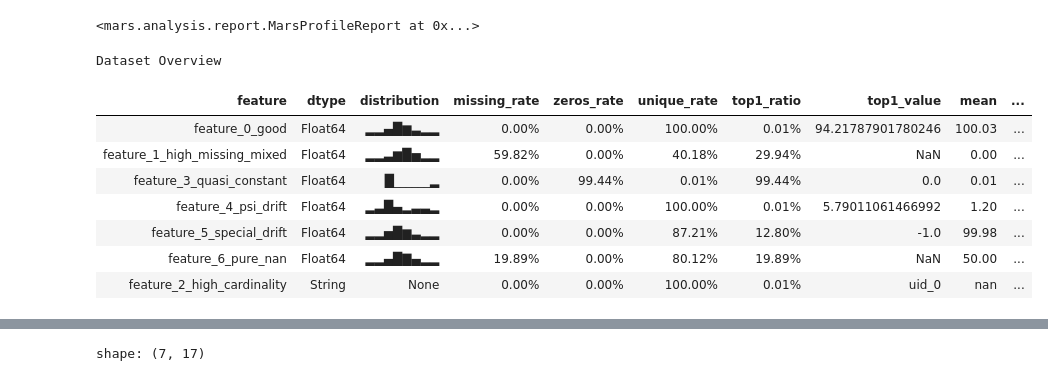
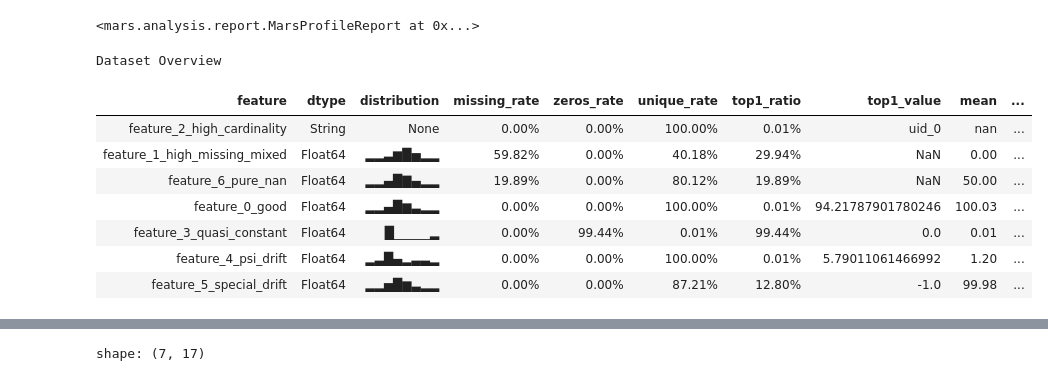
Before and after one commit to nana721/mars-risk, a Jupyter notebook: src/test_profiler_jupyter.ipynb, the cells around one changed output, grey strips where cells are left out. Drawn from its saved outputs; the diff is of its cells as text; code cells hidden in the pictures.

```diff
--- a/src/test_profiler_jupyter.ipynb
+++ b/src/test_profiler_jupyter.ipynb
@@ -141,8 +141,8 @@ def run_verification():
 
     return report
 
-if __name__ == "__main__":
-    report = run_verification()
+
+report = run_verification()
 # %% [output]
 🚀 生成测试数据 (含 NaN 和 -999)...
 数据预览 (feature_1 应该包含 NaN 和 -999):
@@ -166,17 +166,17 @@ report
 # %% [output]
 <mars.analysis.report.MarsProfileReport at 0x...>
 # %%
-report.show_overview()
+report.show_overview(sort_by="missing_rate", ascending=False)
 # %% [output]
 Dataset Overview
 | feature | dtype | distribution | missing_rate | zeros_rate | unique_rate | top1_ratio | top1_value | mean | ... |
+| feature_2_high_cardinality | String | None | 0.00% | 0.00% | 100.00% | 0.01% | uid_0 | nan | ... |
+| feature_1_high_missing_mixed | Float64 | ▂▂▃▆█▅▂▂ | 59.82% | 0.00% | 40.18% | 29.94% | NaN | 0.00 | ... |
+| feature_6_pure_nan | Float64 | ▂▂▄█▇▄▂▂ | 19.89% | 0.00% | 80.12% | 19.89% | NaN | 50.00 | ... |
 | feature_0_good | Float64 | ▂▂▄█▆▃▂▂ | 0.00% | 0.00% | 100.00% | 0.01% | 94.21787901780246 | 100.03 | ... |
-| feature_1_high_missing_mixed | Float64 | ▂▂▃▆█▅▂▂ | 59.82% | 0.00% | 40.18% | 29.94% | NaN | 0.00 | ... |
 | feature_3_quasi_constant | Float64 | █______▂ | 0.00% | 99.44% | 0.01% | 99.44% | 0.0 | 0.01 | ... |
 | feature_4_psi_drift | Float64 | ▂▃█▄▂▃▃▂ | 0.00% | 0.00% | 100.00% | 0.01% | 5.79011061466992 | 1.20 | ... |
 | feature_5_special_drift | Float64 | ▂▂▅█▆▃▂▂ | 0.00% | 0.00% | 87.21% | 12.80% | -1.0 | 99.98 | ... |
-| feature_6_pure_nan | Float64 | ▂▂▄█▇▄▂▂ | 19.89% | 0.00% | 80.12% | 19.89% | NaN | 50.00 | ... |
-| feature_2_high_cardinality | String | None | 0.00% | 0.00% | 100.00% | 0.01% | uid_0 | nan | ... |
 # %%
 report.show_trend("missing")
 # %% [output]
```
Also changed, not shown: parts of 10 cells of this notebook, 24 other files.
